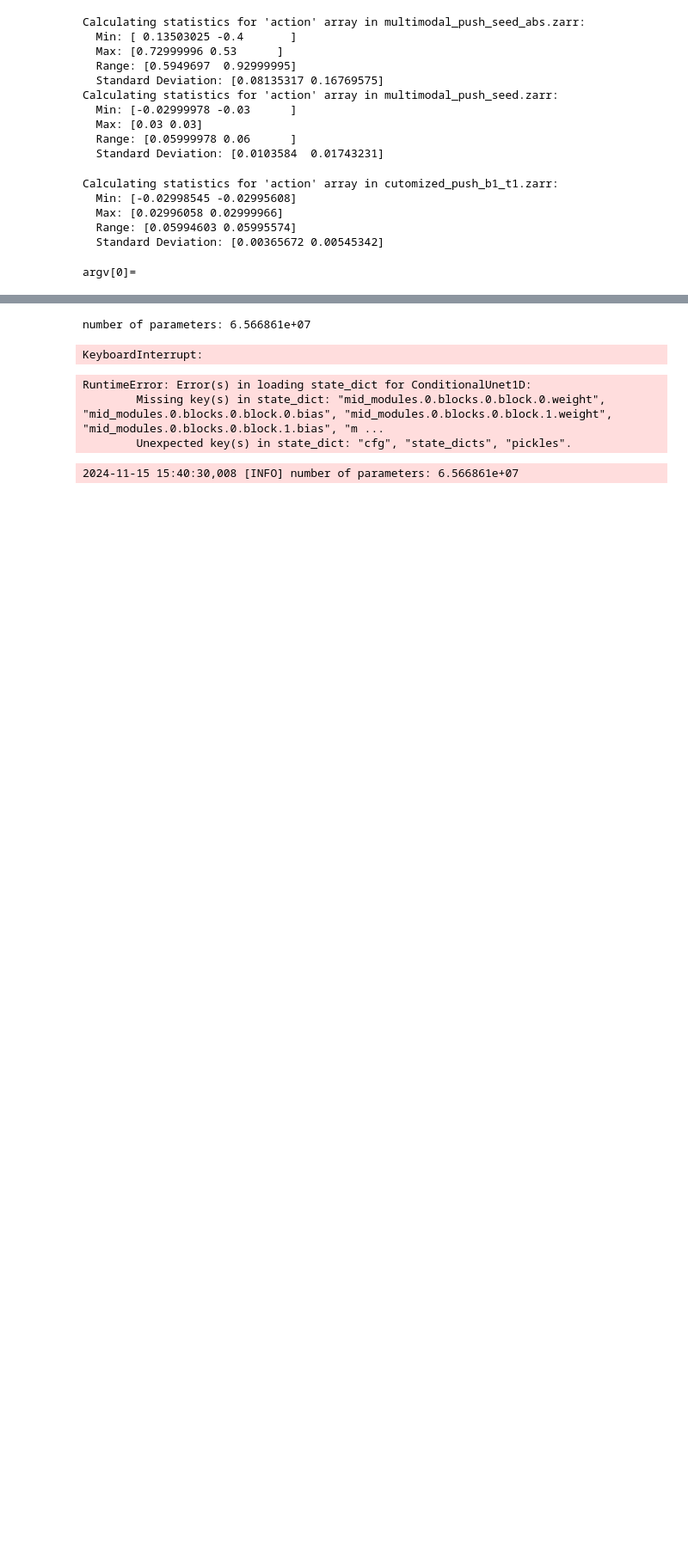
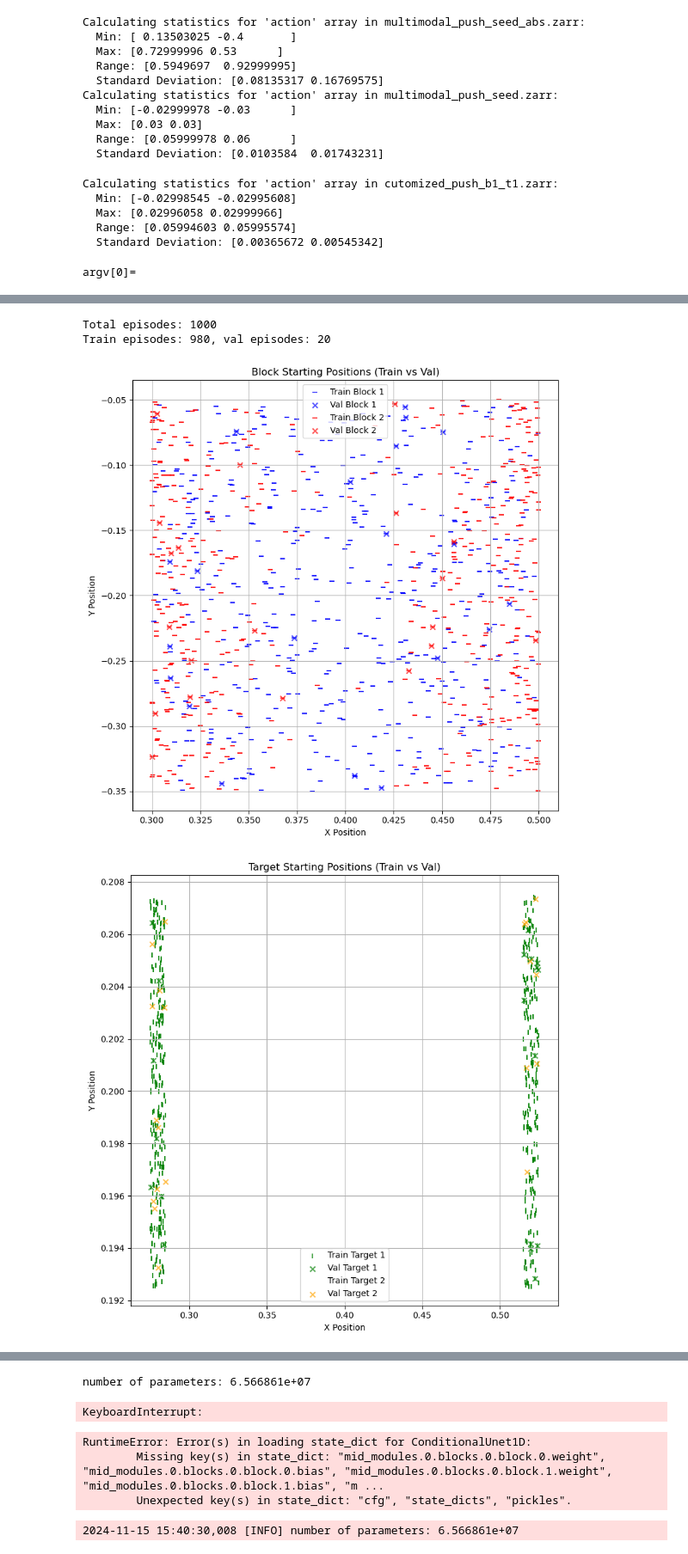
Before and after one commit to sfchen196/diffusion_policy, a Jupyter notebook: state_block_push.ipynb, the cells around one changed output, grey strips where cells are left out. Shown at 86% size. Cells and saved outputs as stored; diff of their text form; code cells hidden in the pictures; blank space fills up the shorter version.

```diff
--- a/state_block_push.ipynb
+++ b/state_block_push.ipynb
@@ -1146,0 +767,40 @@ JSONDecodeError: Expecting value: line 1 column 155 (char 154)
+# %%
+# For Jupyter, you can simply set these variables:
+dataset_path = "data/training/block_pushing/combined_push_b1t1_b1t2_e1000.zarr"  # Change to your zarr file path
+val_ratio = 0.02  # e.g. 2% of episodes are validation/val
+seed = 42
+
+# Load dataset and compute episode boundaries.
+obs, episode_ends = load_zarr_dataset(dataset_path)
+episode_starts = compute_episode_starts(episode_ends)
+num_episodes = len(episode_starts)
+print(f"Total episodes: {num_episodes}")
+
+# Extract initial positions.
+block1, block2, target1, target2 = extract_initial_positions(obs, episode_starts)
+
+# Compute train/val split using get_val_mask.
+# get_val_mask returns a Boolean mask of length num_episodes where True means the episode is in the validation (val) set.
+val_mask = get_val_mask(n_episodes=num_episodes, val_ratio=val_ratio, seed=seed)
+train_mask = ~val_mask
+
+# Split positions into train and val.
+block1_train = block1[train_mask]
+block2_train = block2[train_mask]
+target1_train = target1[train_mask]
+target2_train = target2[train_mask]
+
+block1_val = block1[val_mask]
+block2_val = block2[val_mask]
+target1_val = target1[val_mask]
+target2_val = target2[val_mask]
+
+print(f"Train episodes: {np.sum(train_mask)}, val episodes: {np.sum(val_mask)}")
+
+plot_positions_both(block1_train, block2_train, target1_train, target2_train,
+                    block1_val, block2_val, target1_val, target2_val)
+# %% [output]
+Total episodes: 1000
+Train episodes: 980, val episodes: 20
+[figure, added]
+[figure, added]
```
Also changed, not shown: parts of 28 cells of this notebook, 13 other files.
